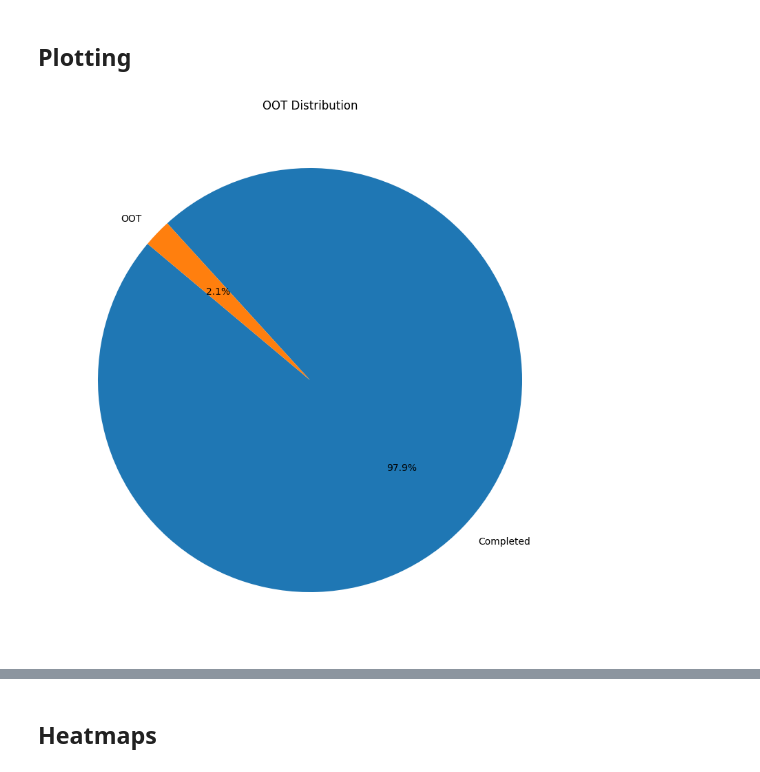
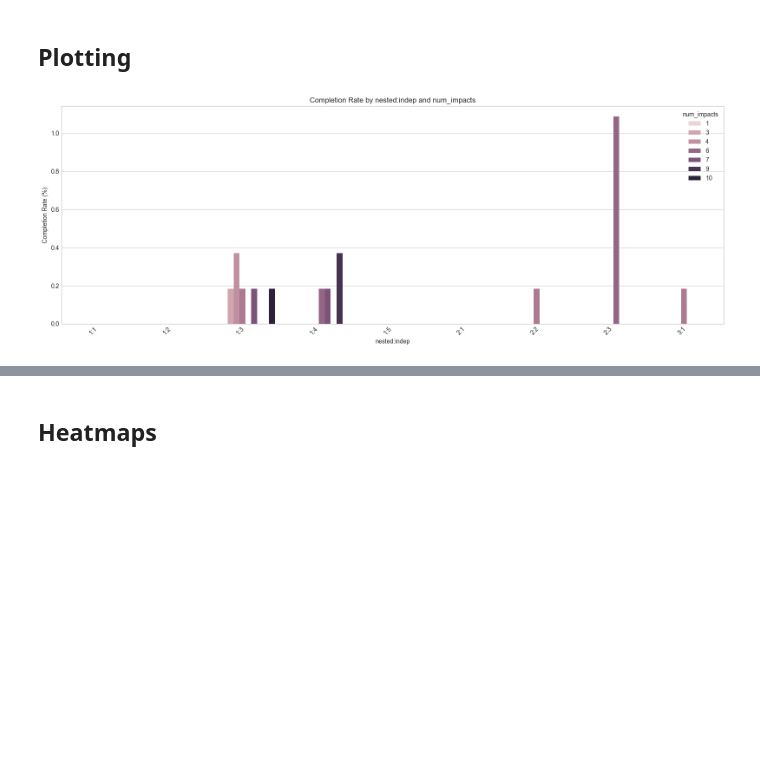
Before and after one commit to danielamadori/PACO, a Jupyter notebook: validation/results/Validation_Expalining_Strategies_for_Expected_Impacts.ipynb, the cells around one changed output, grey strips where cells are left out. Drawn from its saved outputs; the diff is of its cells as text; code cells hidden in the pictures; blank space fills up the shorter version.

```diff
--- a/validation/results/Validation_Expalining_Strategies_for_Expected_Impacts.ipynb
+++ b/validation/results/Validation_Expalining_Strategies_for_Expected_Impacts.ipynb
@@ -62,22 +832,47 @@ data
 # %% [markdown]
 ## Plotting
 # %%
+import pandas as pd
 import matplotlib.pyplot as plt
-import pandas as pd
-# Sample data transformation
-df = data[['error']].copy()
-df['OOT'] = df['error'].isna()
-df_grouped = df['OOT'].value_counts()
+import seaborn as sns
 
-# Create the pie chart
-plt.figure(figsize=(10, 10))
-wedges, texts, autotexts = plt.pie(df_grouped, labels=df_grouped.index.map({True: "OOT", False: "Completed"}),
-                                   autopct='%1.1f%%', startangle=140,)
+# Completion rate (error is NaN) differentiated by nested, indep, and num_impacts
+df = data[['nested', 'indep', 'num_impacts', 'error']].copy()
+df['completed'] = df['error'].isna()
 
-plt.title("OOT Distribution")
+agg = (
+    df.groupby(['num_impacts', 'nested', 'indep'])['completed']
+      .mean()
+      .mul(100)
+      .reset_index(name='completion_rate_pct')
+)
+agg['nested_indep'] = agg['nested'].astype(int).astype(str) + ':' + agg['indep'].astype(int).astype(str)
+
+order_df = (
+    agg[['nested', 'indep', 'nested_indep']]
+      .drop_duplicates()
+      .sort_values(['nested', 'indep'])
+)
+order = order_df['nested_indep'].tolist()
+
+plt.figure(figsize=(16, 6))
+sns.barplot(
+    data=agg,
+    x='nested_indep',
+    y='completion_rate_pct',
+    hue='num_impacts',
+    order=order,
+    errorbar=None,
+)
+plt.xlabel('nested:indep')
+plt.ylabel('Completion Rate (%)')
+plt.title('Completion Rate by nested:indep and num_impacts')
+plt.xticks(rotation=45, ha='right')
+plt.legend(title='num_impacts')
+plt.tight_layout()
 plt.show()
 # %% [output]
-[figure, old version]
+[figure, new version]
 # %%
 import pandas as pd
 import matplotlib.pyplot as plt
```
Also changed, not shown: parts of 30 cells of this notebook, 11 other files.
